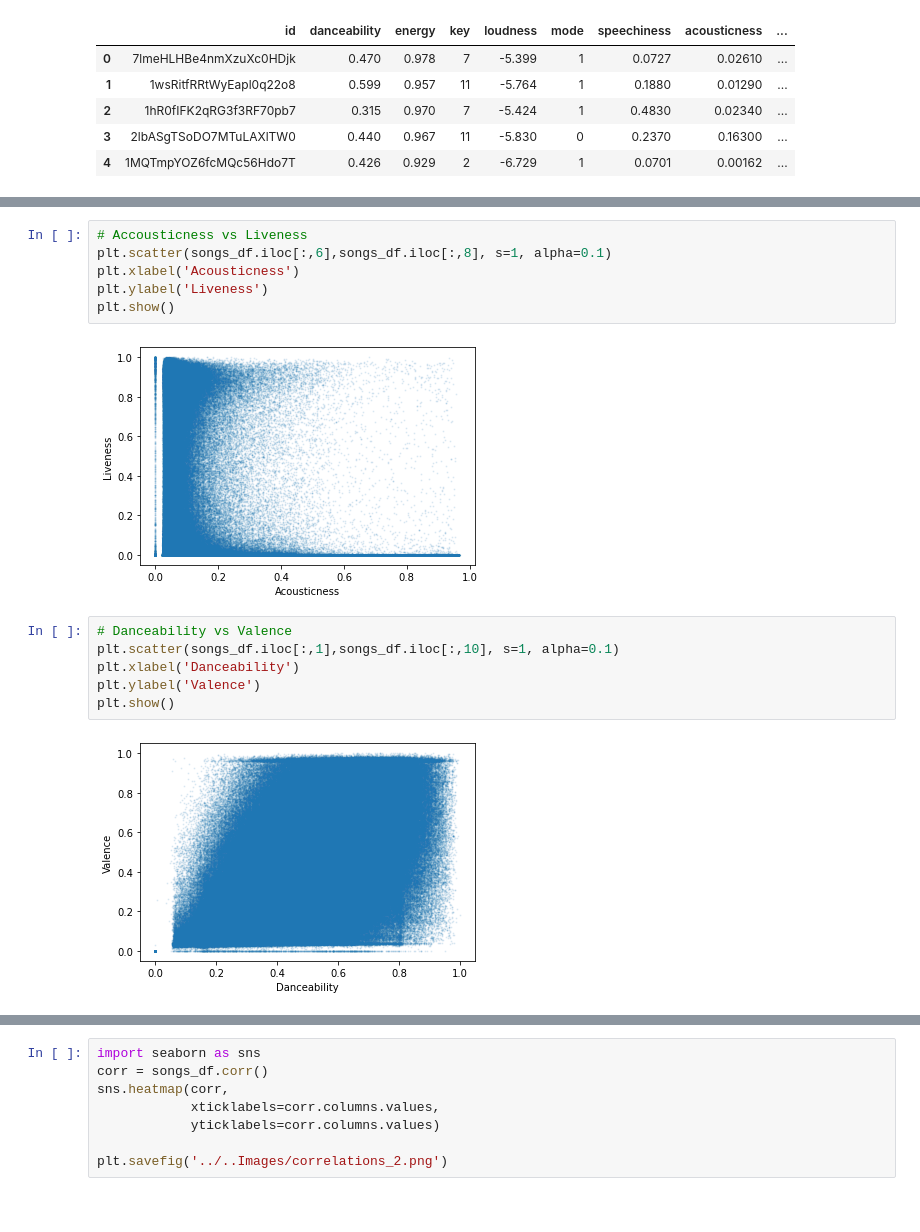
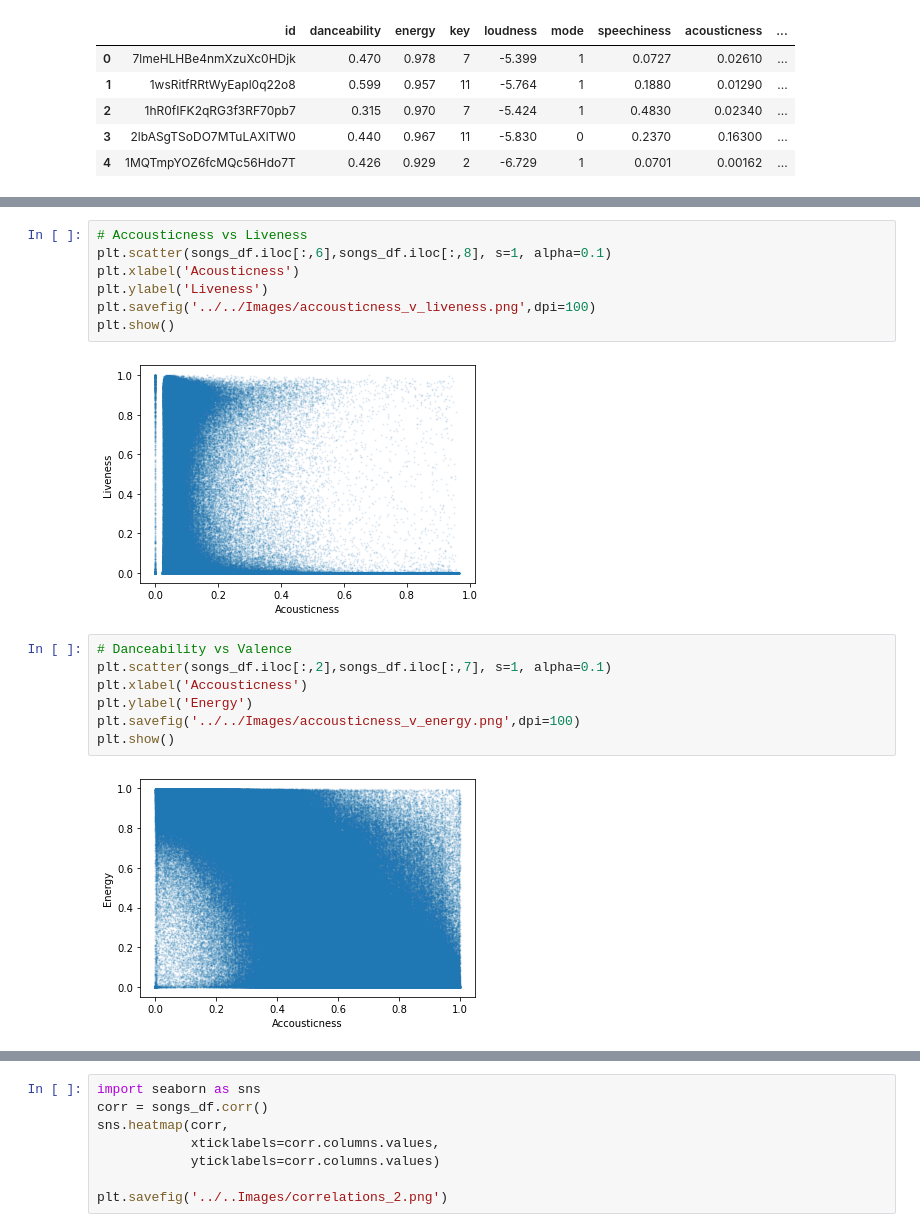
Before and after one commit to chrisp26/Final-project-song-analysis, a Jupyter notebook: Code/Python/4_data_charts.ipynb, the cells around one changed output, grey strips where cells are left out. Drawn from its saved outputs; the diff is of its cells as text.

```diff
--- a/Code/Python/4_data_charts.ipynb
+++ b/Code/Python/4_data_charts.ipynb
@@ -27,14 +28,16 @@ plt.show()
 plt.scatter(songs_df.iloc[:,6],songs_df.iloc[:,8], s=1, alpha=0.1)
 plt.xlabel('Acousticness')
 plt.ylabel('Liveness')
+plt.savefig('../../Images/accousticness_v_liveness.png',dpi=100)
 plt.show()
 # %% [output]
 [figure]
 # %%
 # Danceability vs Valence
-plt.scatter(songs_df.iloc[:,1],songs_df.iloc[:,10], s=1, alpha=0.1)
-plt.xlabel('Danceability')
-plt.ylabel('Valence')
+plt.scatter(songs_df.iloc[:,2],songs_df.iloc[:,7], s=1, alpha=0.1)
+plt.xlabel('Accousticness')
+plt.ylabel('Energy')
+plt.savefig('../../Images/accousticness_v_energy.png',dpi=100)
 plt.show()
 # %% [output]
-[figure, old version]
+[figure, new version]
```
Also changed, not shown: parts of 2 cells of this notebook, 9 other files.
